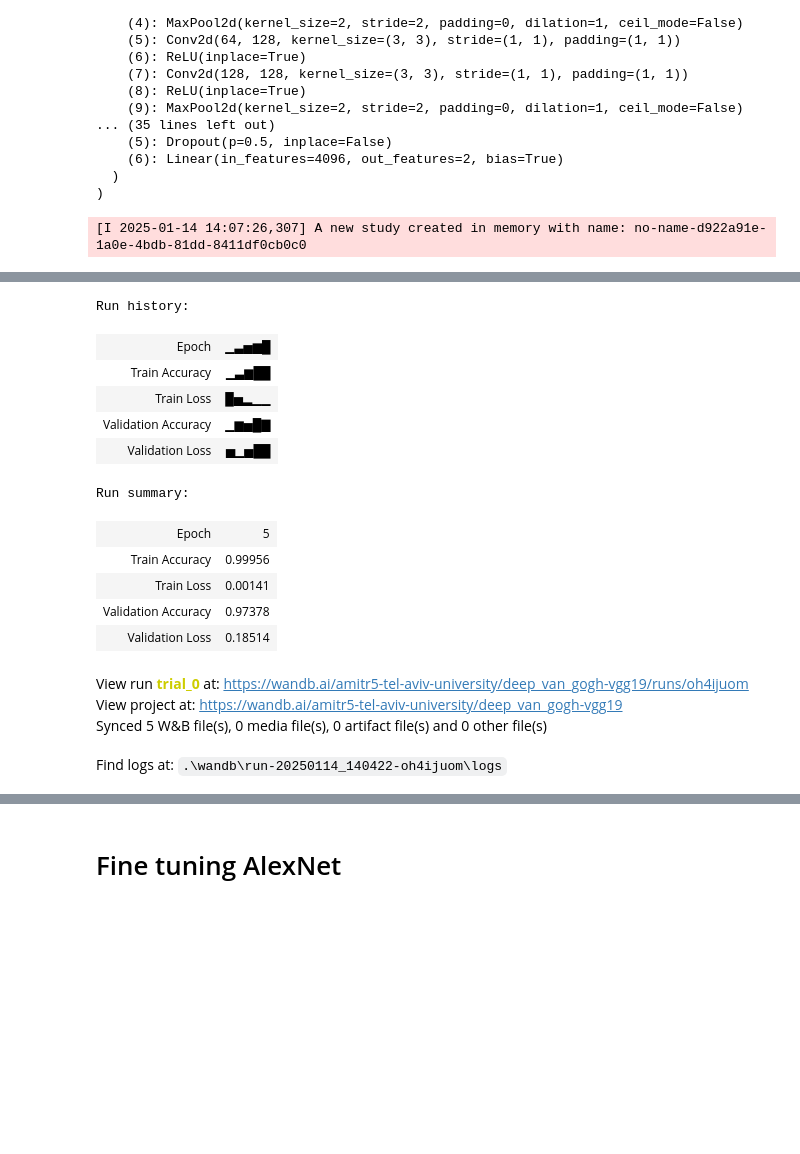
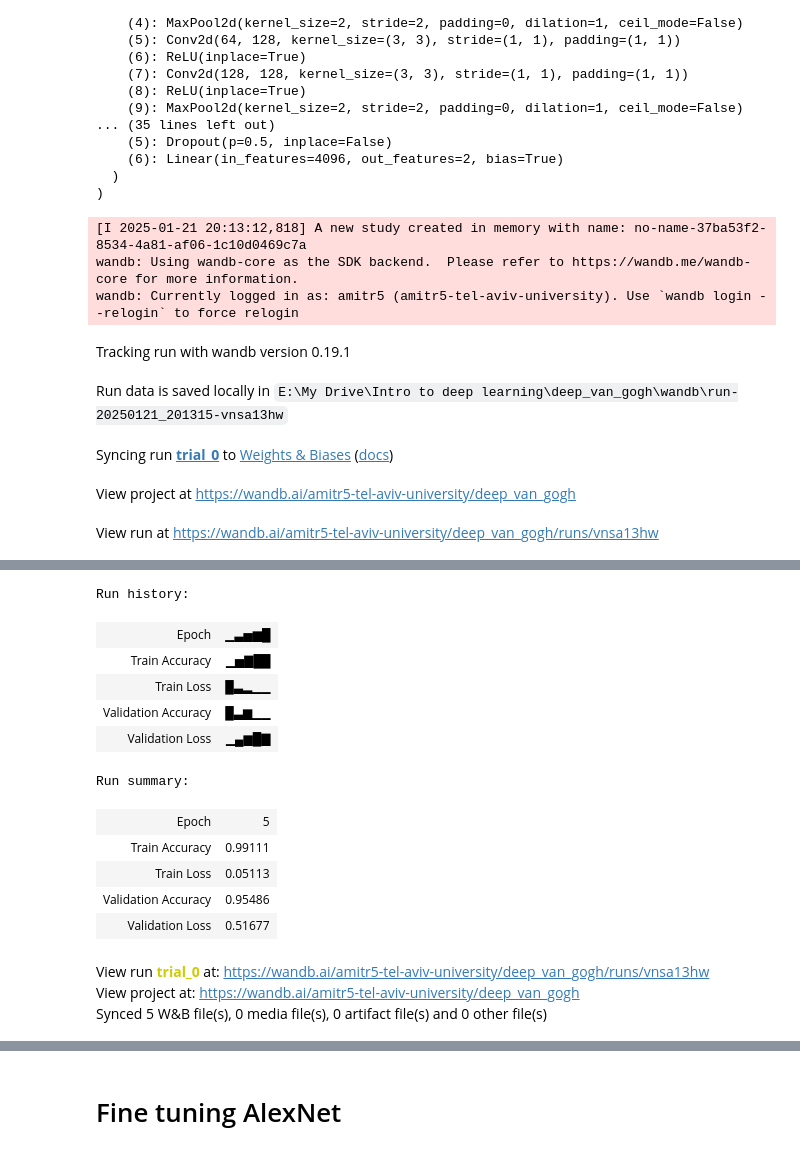
Before and after one commit to amitxy/deep_van_gogh, a Jupyter notebook: main.ipynb, the cells around one changed output, grey strips where cells are left out. Drawn from its saved outputs; the diff is of its cells as text; code cells hidden in the pictures; blank space fills up the shorter version.

```diff
--- a/main.ipynb
+++ b/main.ipynb
@@ -177,22 +115,69 @@ def objective(trial, model):
+# %%
+# Optuna objective function
+def objective_vgg(trial):
+    # Hyperparameter suggestions
+    learning_rate = trial.suggest_float("learning_rate", 1e-5, 1e-3, log=True) # same as suggest_loguniform
+    weight_decay = trial.suggest_float("weight_decay", 1e-6, 1e-4, log=True)
+    batch_size = trial.suggest_int("batch_size", 32, 128, step=16)
+    patience = 10
+    epochs = 5
+
+    train_loader = DataLoader(train_dataset, batch_size=batch_size, shuffle=True) # Load the train DataLoader with the chosen batch_size
+    val_loader = DataLoader(val_dataset, batch_size=batch_size, shuffle=False) # Load the val DataLoader with the chosen batch_size
+
+    # Define optimizer and loss function
+    criterion = nn.CrossEntropyLoss() # Classification.
+    optimizer = optim.Adam(vgg_model.parameters(), lr=learning_rate, weight_decay=weight_decay) # Adam, like always, with the chosen parameters from Optuna
+
+    # Initialize Weights & Biases - the values in the config are the properties of each trial.
+    wandb.init(project="deep_van_gogh",
+               config={
+        "learning_rate": learning_rate,
+        "weight_decay": weight_decay,
+        "patience": patience,
+        "batch_size": batch_size,
+        "epochs": epochs,
+        "architecture": "VGG19",
+        "dataset": "Post_Impressionism"
+    },
+    name=f"trial_{trial.number}") # The name that will be saved in the W&B platform
+
+    # Train the model and get the best validation loss
+    best_val_loss = train_model_with_hyperparams(vgg_model, train_loader, val_loader, optimizer, criterion, epochs=epochs, patience=patience, trial=trial, device=device)
+
+    # Finish the Weights & Biases run
+    wandb.finish()
+
+    # Return best validation loss as the objective to minimize
+    return best_val_loss
+
+# TODO:
+# make an objective with best accuracy
 # %%
 study = optuna.create_study(direction='minimize')
-study.optimize(lambda trial : objective(trial, vgg_model), n_trials=1, )
+study.optimize(objective_vgg, n_trials=3)
 # %% [output]
-[I 2025-01-14 14:07:26,307] A new study created in memory with name: no-name-d922a91e-1a0e-4bdb-81dd-8411df0cb0c0
+[I 2025-01-21 20:13:12,818] A new study created in memory with name: no-name-37ba53f2-8534-4a81-af06-1c10d0469c7a
+wandb: Using wandb-core as the SDK backend.  Please refer to https://wandb.me/wandb-core for more information.
+wandb: Currently logged in as: amitr5 (amitr5-tel-aviv-university). Use `wandb login --relogin` to force relogin
+Tracking run with wandb version 0.19.1
+Run data is saved locally in E:\My Drive\Intro to deep learning\deep_van_gogh\wandb\run-20250121_201315-vnsa13hw
+Syncing run trial_0 to Weights & Biases (docs)
+View project at https://wandb.ai/amitr5-tel-aviv-university/deep_van_gogh
+View run at https://wandb.ai/amitr5-tel-aviv-university/deep_van_gogh/runs/vnsa13hw
 [interactive output not drawn]
 Run history:
 | Epoch | ▁▃▅▆█ |
-| Train Accuracy | ▁▃▆██ |
-| Train Loss | █▅▂▁▁ |
-| Validation Accuracy | ▁▆▅█▇ |
-| Validation Loss | ▅▁▅██ |
+| Train Accuracy | ▁▅▇██ |
+| Train Loss | █▃▂▁▁ |
+| Validation Accuracy | █▃▆▁▁ |
+| Validation Loss | ▁▄▆█▇ |
 Run summary:
 | Epoch | 5 |
-| Train Accuracy | 0.99956 |
-| Train Loss | 0.00141 |
-| Validation Accuracy | 0.97378 |
-| Validation Loss | 0.18514 |
+| Train Accuracy | 0.99111 |
+| Train Loss | 0.05113 |
+| Validation Accuracy | 0.95486 |
+| Validation Loss | 0.51677 |
-View run trial_0 at: https://wandb.ai/amitr5-tel-aviv-university/deep_van_gogh-vgg19/runs/oh4ijuom
-View project at: https://wandb.ai/amitr5-tel-aviv-university/deep_van_gogh-vgg19
-Synced 5 W&B file(s), 0 media file(s), 0 artifact file(s) and 0 other file(s)
-Find logs at: .\wandb\run-20250114_140422-oh4ijuom\logs
+View run trial_0 at: https://wandb.ai/amitr5-tel-aviv-university/deep_van_gogh/runs/vnsa13hw
+View project at: https://wandb.ai/amitr5-tel-aviv-university/deep_van_gogh
+Synced 5 W&B file(s), 0 media file(s), 0 artifact file(s) and 0 other file(s)
```
Also changed, not shown: parts of 17 cells of this notebook, 1 other file.
